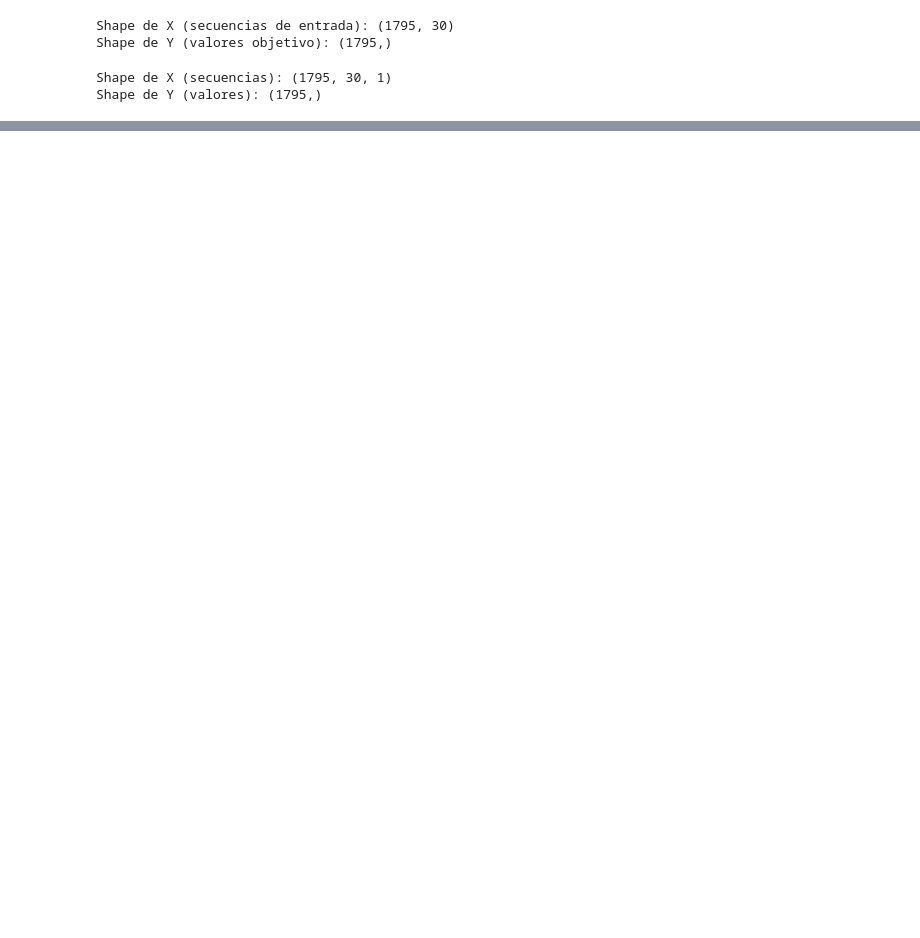
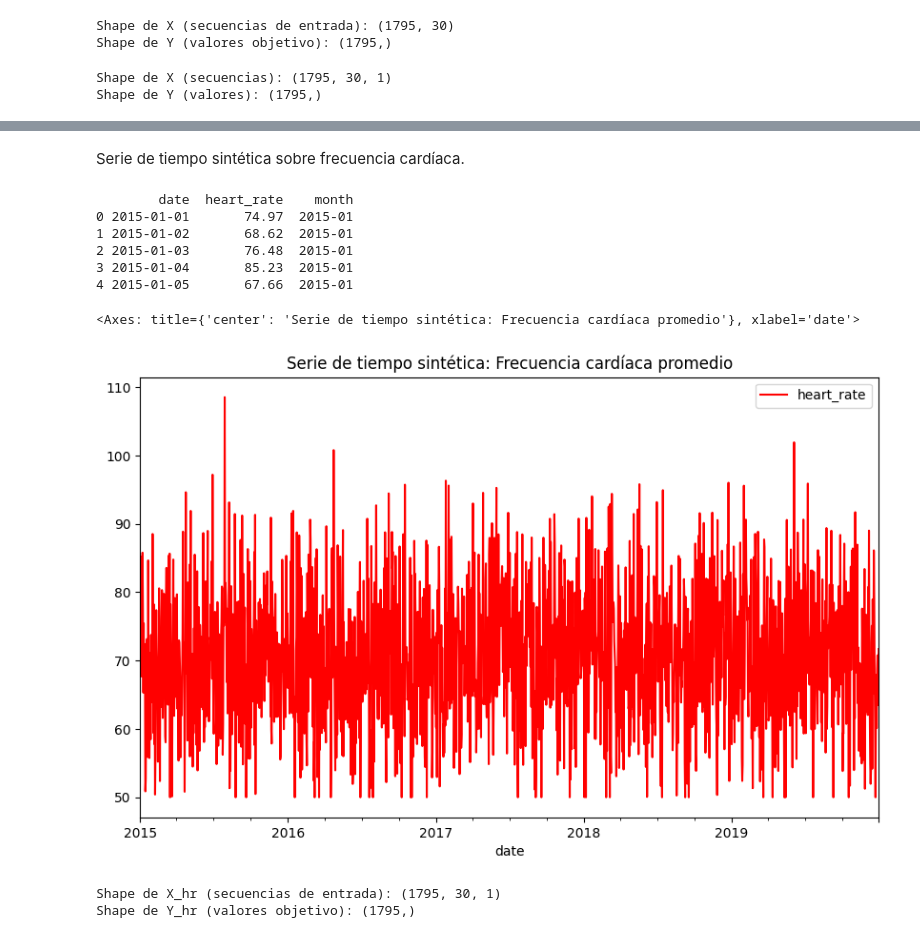
Before and after one commit to gabrielam-projects/Deep-Learning-exercises, a Jupyter notebook: Transformers_NN/TS_synthetic.ipynb, the cells around one changed output, grey strips where cells are left out. Saved outputs shown, nothing was run; the diff lists cells and outputs as text; code cells hidden in the pictures; blank space fills up the shorter version.

```diff
--- a/Transformers_NN/TS_synthetic.ipynb
+++ b/Transformers_NN/TS_synthetic.ipynb
@@ -250,0 +247,40 @@ plt.show()
+# %% [markdown]
+Serie de tiempo sintética sobre frecuencia cardíaca.
+# %%
+# Parámetros para la simulación
+np.random.seed(42)  # Fijar semilla para reproducibilidad
+n_years = 5
+days_per_year = 365
+total_days = n_years * days_per_year
+
+# Valores de la serie (frecuencia cardíaca promedio diaria en latidos por minuto)
+mean_hr = 70  # Promedio de frecuencia cardíaca
+std_hr = 10   # Desviación estándar
+
+# Generar datos con distribución normal
+heart_rate_data = np.clip(
+    np.random.normal(loc=mean_hr, scale=std_hr, size=total_days),
+    a_min=50, a_max=120  # Limitar a rango [50, 120]
+)
+
+# Redondear los valores de heart_rate a 2 dígitos
+heart_rate_data = np.round(heart_rate_data, 2)
+
+# Crear un DataFrame con fechas y la serie de tiempo
+date_range = pd.date_range(start="2015-01-01", periods=total_days, freq="D")
+synthetic_hr_data = pd.DataFrame({"date": date_range, "heart_rate": heart_rate_data})
+
+synthetic_hr_data["month"] = synthetic_hr_data["date"].dt.to_period("M")
+
+# Visualización inicial
+print(synthetic_hr_data.head())
+synthetic_hr_data.plot(x="date", y="heart_rate", title="Serie de tiempo sintética: Frecuencia cardíaca promedio", figsize=(10, 6), color='red')
+# %% [output]
+        date  heart_rate    month
+0 2015-01-01       74.97  2015-01
+1 2015-01-02       68.62  2015-01
+2 2015-01-03       76.48  2015-01
+3 2015-01-04       85.23  2015-01
+4 2015-01-05       67.66  2015-01
+<Axes: title={'center': 'Serie de tiempo sintética: Frecuencia cardíaca promedio'}, xlabel='date'>
+[figure, added]
@@ -250,0 +295,17 @@ plt.show()
+# %%
+# Preparación de datos para entrenamiento
+sequence_length = 30  # Usar datos de un mes para predecir el siguiente día
+
+# Crear las secuencias usando los valores diarios
+hr_data = synthetic_hr_data["heart_rate"].values  # Valores diarios de la serie
+X_hr, Y_hr = create_sequences(hr_data, sequence_length)
+
+# Agregar una nueva dimensión para convertir X en tridimensional (num_sequences, sequence_length, 1)
+X_hr = X_hr[..., np.newaxis]
+
+# Verificar las formas de las secuencias
+print(f"Shape de X_hr (secuencias de entrada): {X_hr.shape}")
+print(f"Shape de Y_hr (valores objetivo): {Y_hr.shape}")
+# %% [output]
+Shape de X_hr (secuencias de entrada): (1795, 30, 1)
+Shape de Y_hr (valores objetivo): (1795,)
```
Also changed, not shown: parts of 21 cells of this notebook.
